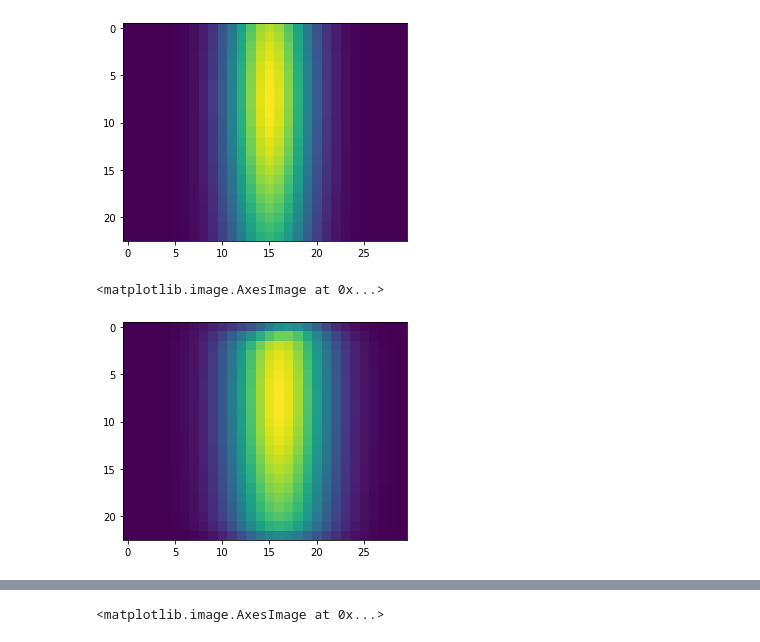
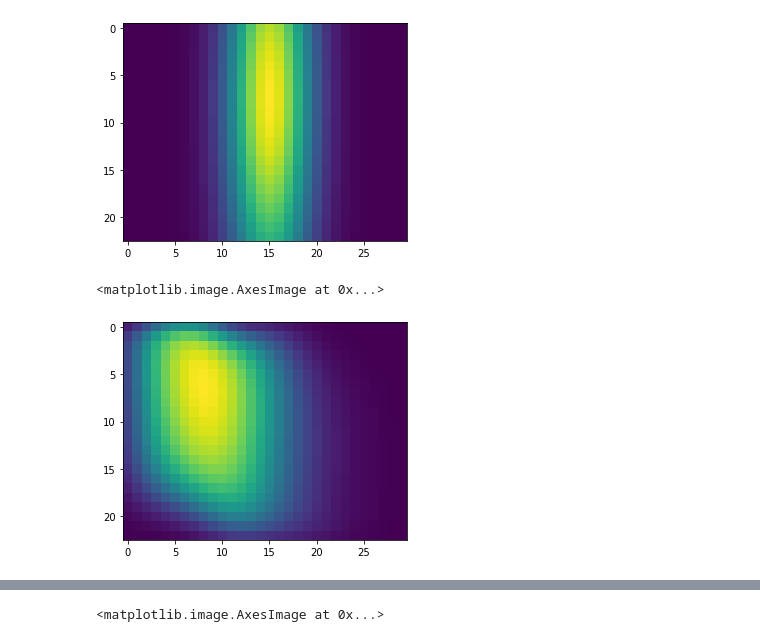
Before and after one commit to Shoganwg/mooc-exercises_duckiebot, a Jupyter notebook: state_estimation/solution/03-histogram-filter/histogram_filter.ipynb, the cells around one changed output, grey strips where cells are left out. Saved outputs shown, nothing was run; the diff lists cells and outputs as text; code cells hidden in the pictures.

```diff
--- a/state_estimation/solution/03-histogram-filter/histogram_filter.ipynb
+++ b/state_estimation/solution/03-histogram-filter/histogram_filter.ipynb
@@ -375,14 +376,14 @@ imshow(belief)
 # %%
 # Now let's generate some fake encoder data and do one step of the prediction function:
 
 dt = 0.1 #s
-left = 10 # left ticks
-right = 20 # right ticks
+left = 20 # left ticks
+right = 10 # right ticks
 belief = histogram_predict(belief, dt, left, right, grid_spec, robot_spec, cov_mask)
 imshow(belief)
 # %% [output]
 <matplotlib.image.AxesImage at 0x...>
-[figure, old version]
+[figure, new version]
 # %%
 # This cell will take the image that we loaded and detect the line segments and project them onto the ground plane.
 # We don't need to worry too much about details here.
```
Also changed, not shown: parts of 2 cells of this notebook, 1 other file.
